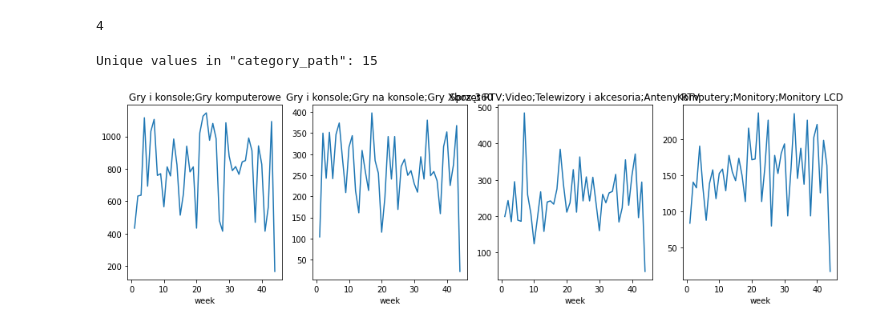
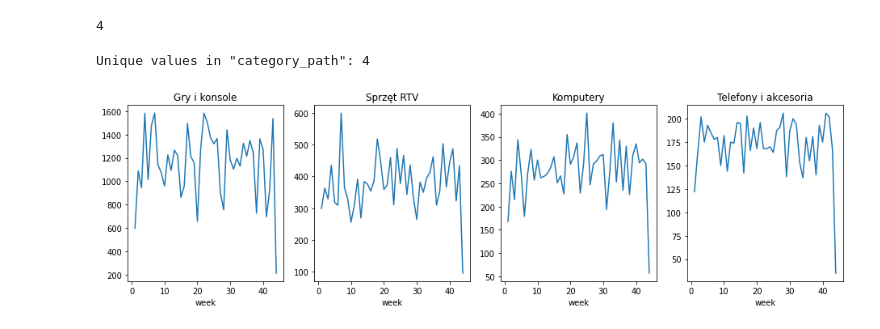
Before and after one commit to Laszer271/IUM-project, a Jupyter notebook: EDA.ipynb, the cells around one changed output. Cells and saved outputs as stored; diff of their text form; code cells hidden in the pictures.

```diff
--- a/EDA.ipynb
+++ b/EDA.ipynb
@@ -80,7 +80,7 @@ len(df_products['category_path'].str.replace(';.*', '').unique())
 # %%
 df_new = df.copy()
 df_new['category_path'] = df_new['category_path'].str.replace(';.*', '')
-plot_timeseries(df, 'category_path', n=4)
+plot_timeseries(df_new, 'category_path', n=4)
 # %% [output]
-Unique values in "category_path": 15
+Unique values in "category_path": 4
-[figure, old version]
+[figure, new version]
```
Also changed, not shown: 4 other files.
